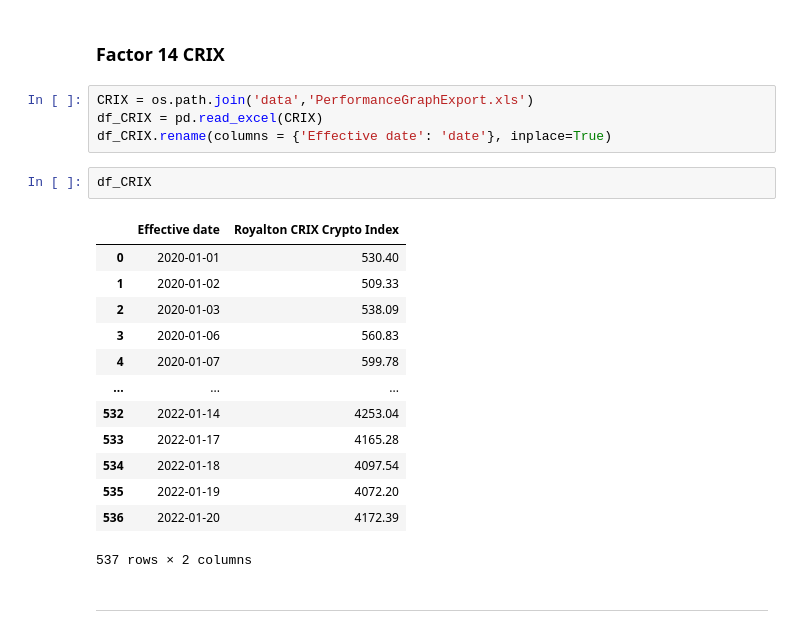
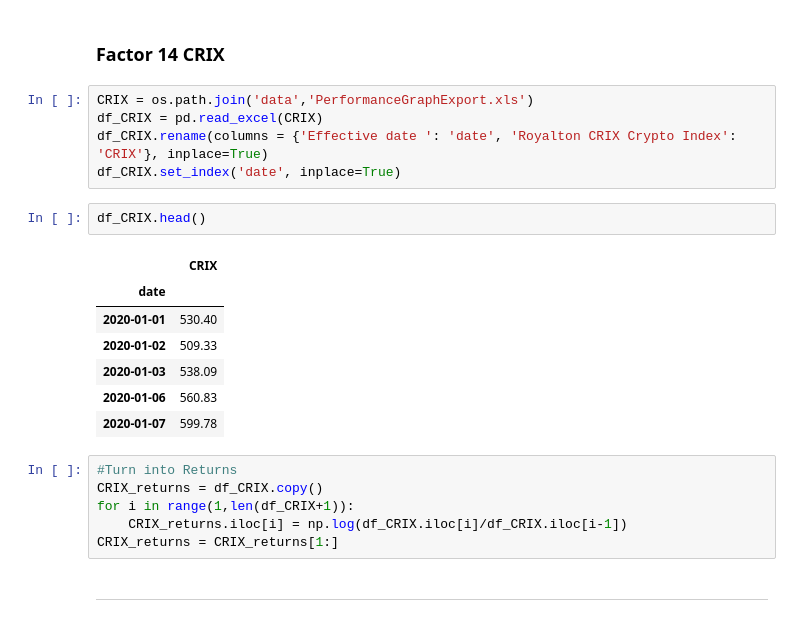
Before and after one commit to Nsmid/Research-project-Fintech-BTC_PRICES, a Jupyter notebook: research_project.ipynb, the cells around one changed output. Saved outputs shown, nothing was run; the diff lists cells and outputs as text.

```diff
--- a/research_project.ipynb
+++ b/research_project.ipynb
@@ -336,23 +336,24 @@ dfs_currency= dfs_join.astype(float)
 # %%
 CRIX = os.path.join('data','PerformanceGraphExport.xls')
 df_CRIX = pd.read_excel(CRIX)
-df_CRIX.rename(columns = {'Effective date': 'date'}, inplace=True)
+df_CRIX.rename(columns = {'Effective date ': 'date', 'Royalton CRIX Crypto Index': 'CRIX'}, inplace=True)
+df_CRIX.set_index('date', inplace=True)
 # %%
-df_CRIX
+df_CRIX.head()
 # %% [output]
-|  | Effective date | Royalton CRIX Crypto Index |
-| 0 | 2020-01-01 | 530.40 |
-| 1 | 2020-01-02 | 509.33 |
-| 2 | 2020-01-03 | 538.09 |
-| 3 | 2020-01-06 | 560.83 |
-| 4 | 2020-01-07 | 599.78 |
-| ... | ... | ... |
-| 532 | 2022-01-14 | 4253.04 |
-| 533 | 2022-01-17 | 4165.28 |
-| 534 | 2022-01-18 | 4097.54 |
-| 535 | 2022-01-19 | 4072.20 |
-| 536 | 2022-01-20 | 4172.39 |
+|  | CRIX |
+| date |  |
+| 2020-01-01 | 530.40 |
+| 2020-01-02 | 509.33 |
+| 2020-01-03 | 538.09 |
+| 2020-01-06 | 560.83 |
+| 2020-01-07 | 599.78 |
-537 rows × 2 columns
+# %%
+#Turn into Returns
+CRIX_returns = df_CRIX.copy()
+for i in range(1,len(df_CRIX+1)):
+    CRIX_returns.iloc[i] = np.log(df_CRIX.iloc[i]/df_CRIX.iloc[i-1])
+CRIX_returns = CRIX_returns[1:]
 # %% [markdown]
 ------------------------------------------------------------------------------------------------------------------
 # %% [markdown]
```
Also changed, not shown: parts of 26 cells of this notebook.
